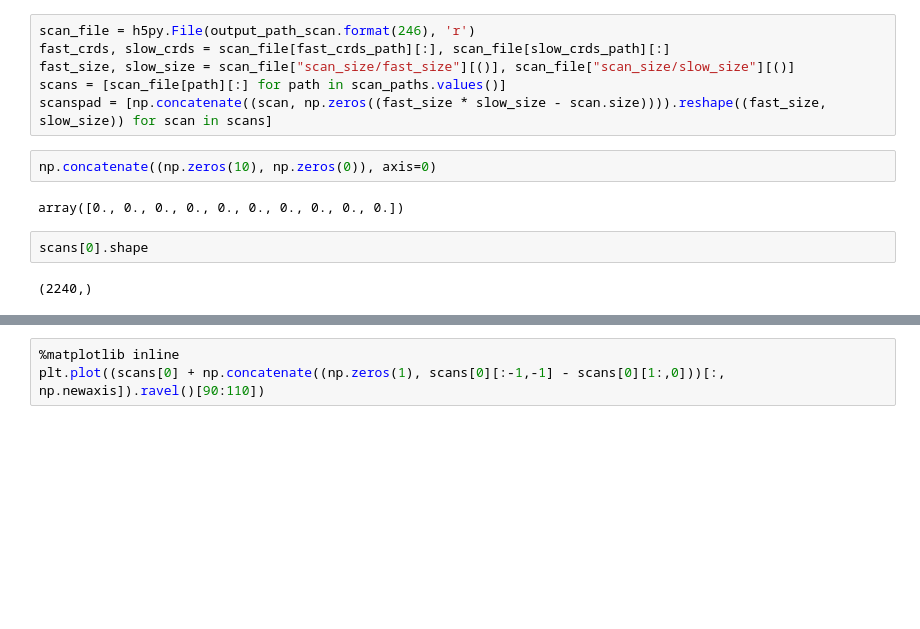
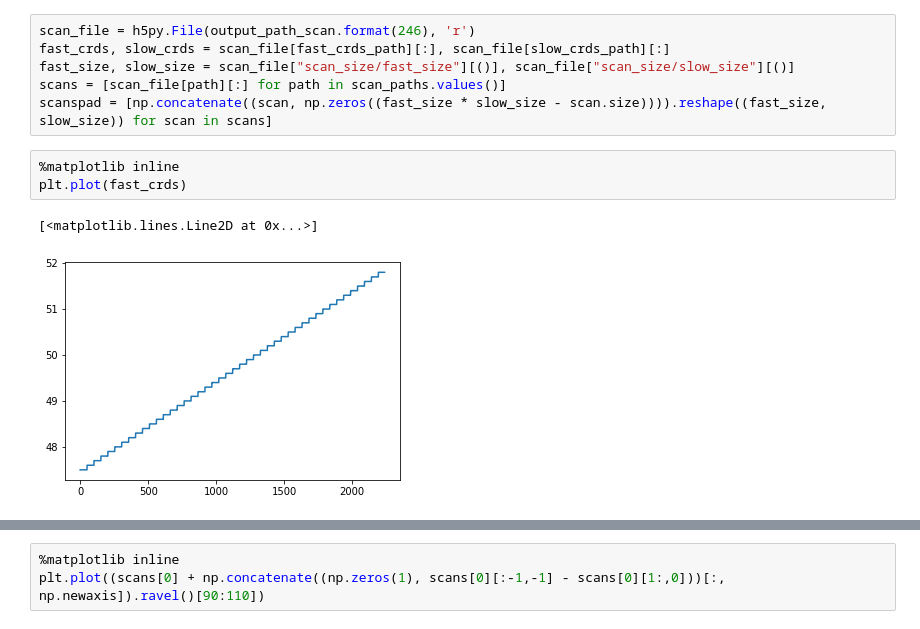
Before and after one commit to simply-nicky/p07_dp, a Jupyter notebook: data_process.ipynb, the cells around one changed output, grey strips where cells are left out. Saved outputs shown, nothing was run; the diff lists cells and outputs as text; blank space fills up the shorter version.

```diff
--- a/data_process.ipynb
+++ b/data_process.ipynb
@@ -37,14 +37,12 @@ fast_crds, slow_crds = scan_file[fast_crds_path][:], scan_file[slow_crds_path][:
 fast_size, slow_size = scan_file["scan_size/fast_size"][()], scan_file["scan_size/slow_size"][()]
 scans = [scan_file[path][:] for path in scan_paths.values()]
 scanspad = [np.concatenate((scan, np.zeros((fast_size * slow_size - scan.size)))).reshape((fast_size, slow_size)) for scan in scans]
-# %%
-np.concatenate((np.zeros(10), np.zeros(0)), axis=0)
-# %% [output]
-array([0., 0., 0., 0., 0., 0., 0., 0., 0., 0.])
-# %%
-scans[0].shape
-# %% [output]
-(2240,)
+# %%
+%matplotlib inline
+plt.plot(fast_crds)
+# %% [output]
+[<matplotlib.lines.Line2D at 0x...>]
+[figure, added]
 # %%
 %matplotlib inline
 plt.figure(figsize=(8, 8))
```
Also changed, not shown: parts of 1 cell of this notebook, 1 other file.
